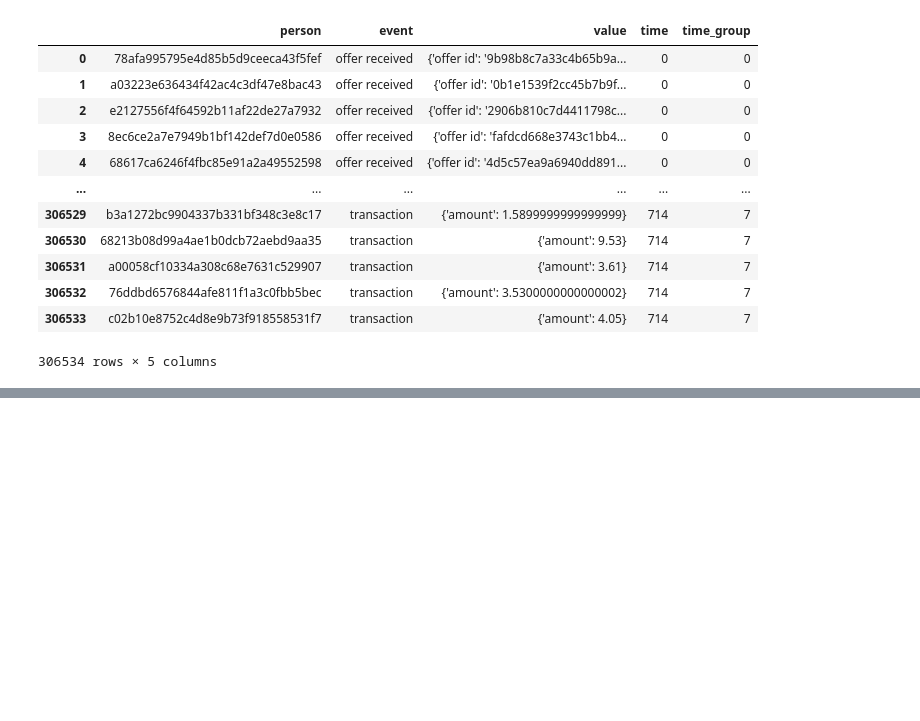
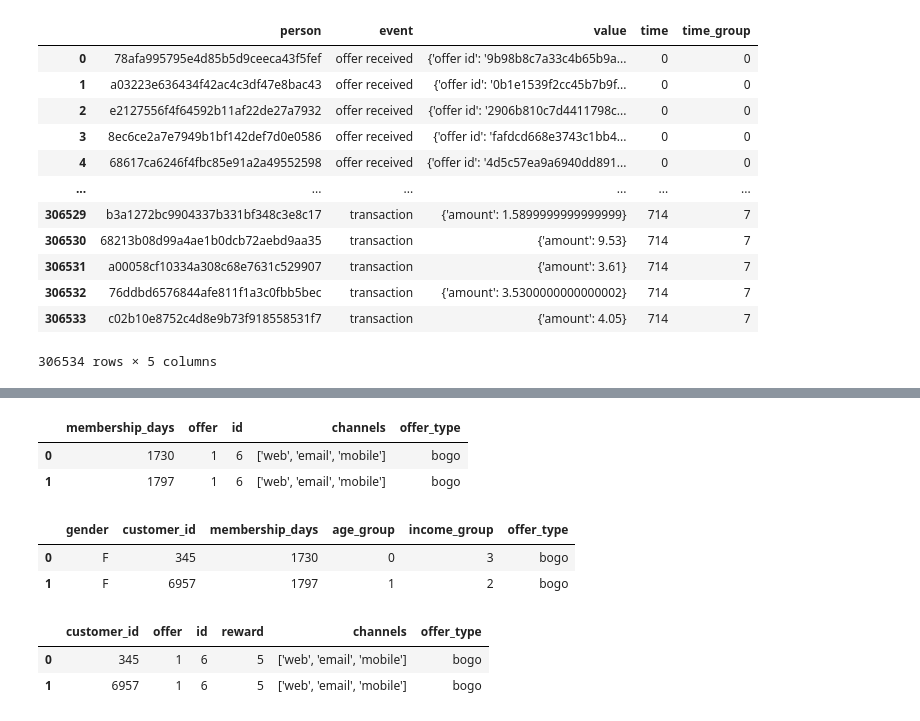
Before and after one commit to aryatalathi/Personalized-marketing-and-targeted-advertising, a Jupyter notebook: personalized-marketing.ipynb, the cells around one changed output, grey strips where cells are left out. Cells and saved outputs as stored; diff of their text form; code cells hidden in the pictures; blank space fills up the shorter version.

Commit message:
user item prediction done

```diff
--- a/personalized-marketing.ipynb
+++ b/personalized-marketing.ipynb
@@ -463,9 +462,6 @@ df1.head(5)
-# %%
-df1 = df1.drop(['year','day', 'month', 'amount', 'event'],axis=1)
 # %%
-#from sklearn.preprocessing import LabelEncoder
+from sklearn.preprocessing import LabelEncoder
 
-#df1 = df1.copy(deep = True)
-#le_of = LabelEncoder()
-#df1['offer_type'] = le_of.fit_transform(df1['offer_type'])
-#df1.head(5)
+df1 = df1.copy(deep = True)
+le_id = LabelEncoder()
+df1['customer_id'] = le_id.fit_transform(df1['customer_id'])
@@ -494,0 +468,31 @@ plt.show()
+# %%
+from sklearn.preprocessing import LabelEncoder
+
+df1 = df1.copy(deep = True)
+le_id = LabelEncoder()
+df1['id'] = le_id.fit_transform(df1['id'])
+# %%
+users = df1.copy(deep = True)
+items = df1.copy(deep = True)
+rewards = df1.copy(deep = True)
+users = df1.drop(['year','day', 'month', 'amount', 'offer','id', 'event', 'time_group', 'offer', 'reward', 'channels', 'difficulty', 'duration'],axis=1)
+items = df1.drop(['year','day', 'month', 'amount', 'event', 'customer_id', 'gender', 'age_group', 'income_group', 'time_group', 'reward',  'difficulty', 'duration'],axis=1)
+rewards = df1.drop(['year','day', 'month', 'amount', 'event', 'gender', 'age_group', 'income_group', 'time_group','membership_days',  'difficulty', 'duration'],axis=1)
+# %%
+items.head(2)
+# %% [output]
+|  | membership_days | offer | id | channels | offer_type |
+| 0 | 1730 | 1 | 6 | ['web', 'email', 'mobile'] | bogo |
+| 1 | 1797 | 1 | 6 | ['web', 'email', 'mobile'] | bogo |
+# %%
+users.head(2)
+# %% [output]
+|  | gender | customer_id | membership_days | age_group | income_group | offer_type |
+| 0 | F | 345 | 1730 | 0 | 3 | bogo |
+| 1 | F | 6957 | 1797 | 1 | 2 | bogo |
+# %%
+rewards.head(2)
+# %% [output]
+|  | customer_id | offer | id | reward | channels | offer_type |
+| 0 | 345 | 1 | 6 | 5 | ['web', 'email', 'mobile'] | bogo |
+| 1 | 6957 | 1 | 6 | 5 | ['web', 'email', 'mobile'] | bogo |
```
Also changed, not shown: parts of 19 cells of this notebook.
